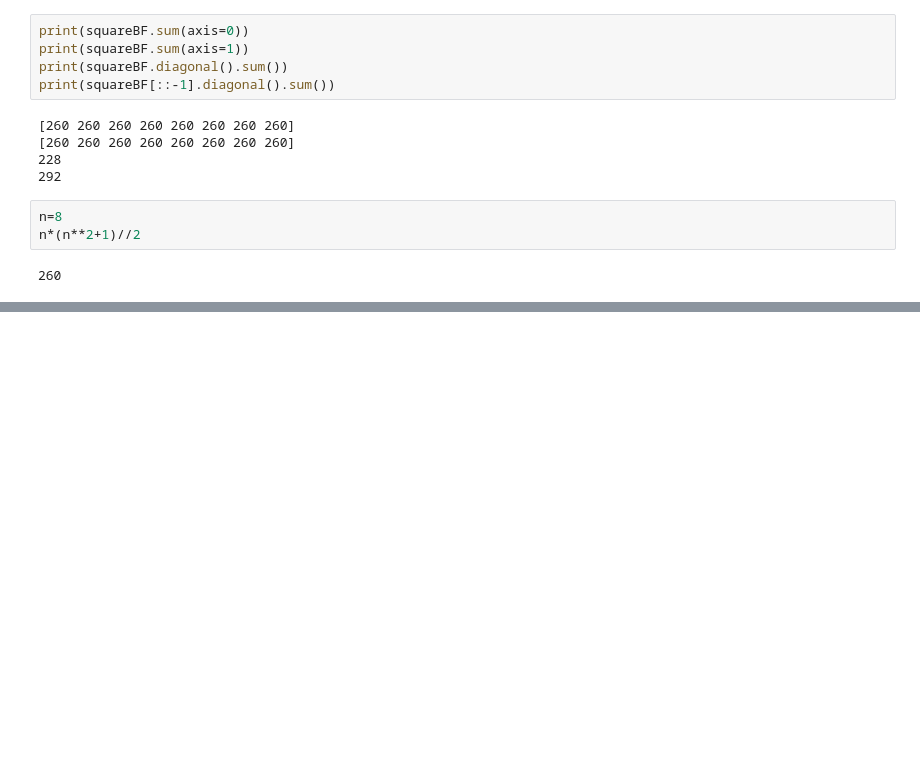
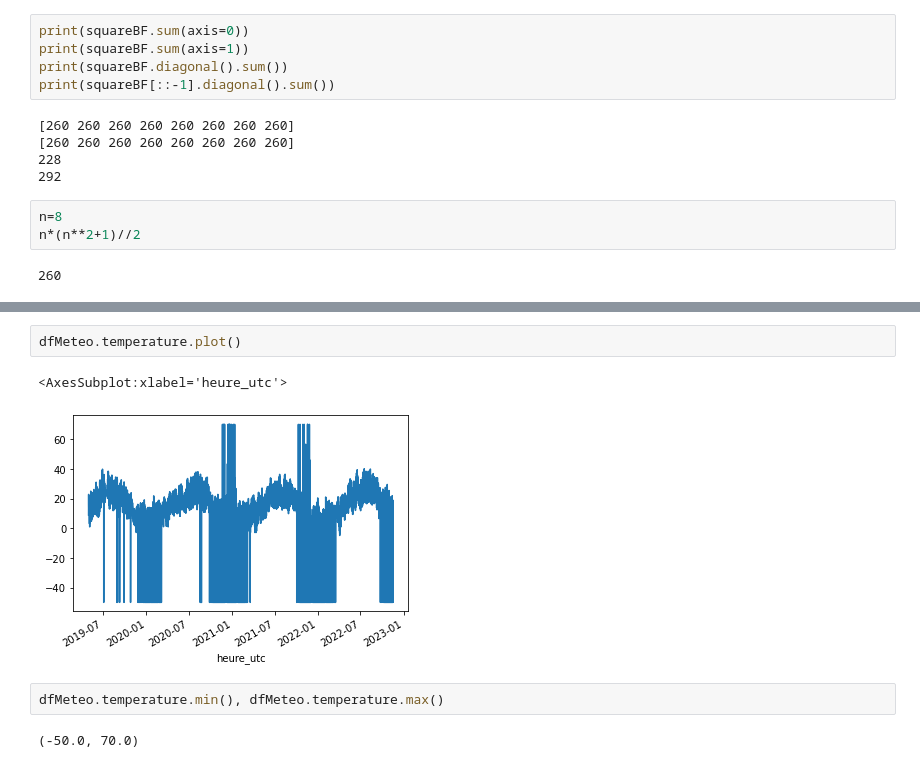
Before and after one commit to matthcol/python202211perf, a Jupyter notebook: datascience.ipynb, the cells around one changed output, grey strips where cells are left out. Saved outputs shown, nothing was run; the diff lists cells and outputs as text; blank space fills up the shorter version.

```diff
--- a/datascience.ipynb
+++ b/datascience.ipynb
@@ -358,0 +617,9 @@ n*(n**2+1)//2
+# %%
+dfMeteo.temperature.plot()
+# %% [output]
+<AxesSubplot:xlabel='heure_utc'>
+[figure, added]
+# %%
+dfMeteo.temperature.min(), dfMeteo.temperature.max()
+# %% [output]
+(-50.0, 70.0)
```
Also changed, not shown: parts of 61 cells of this notebook.
